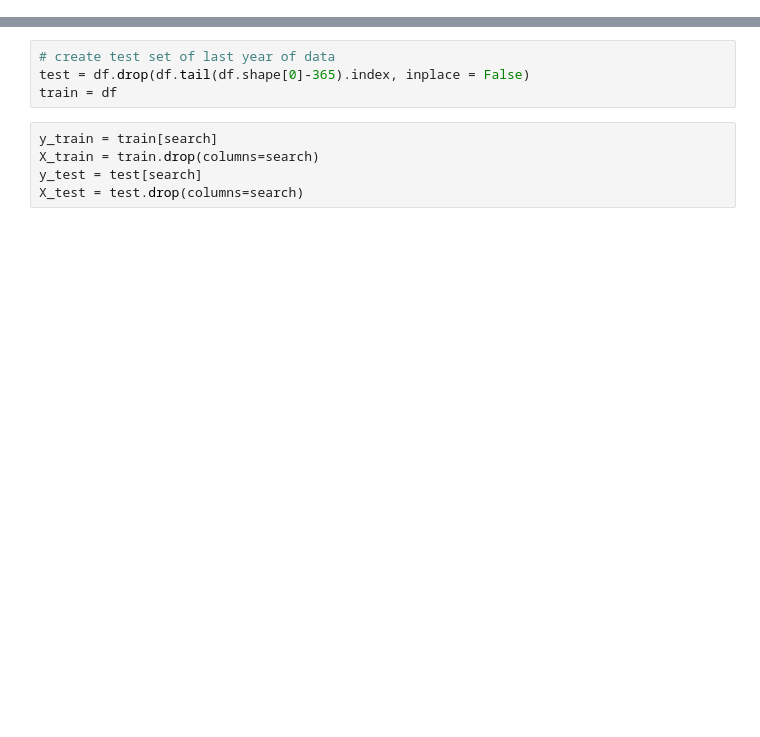
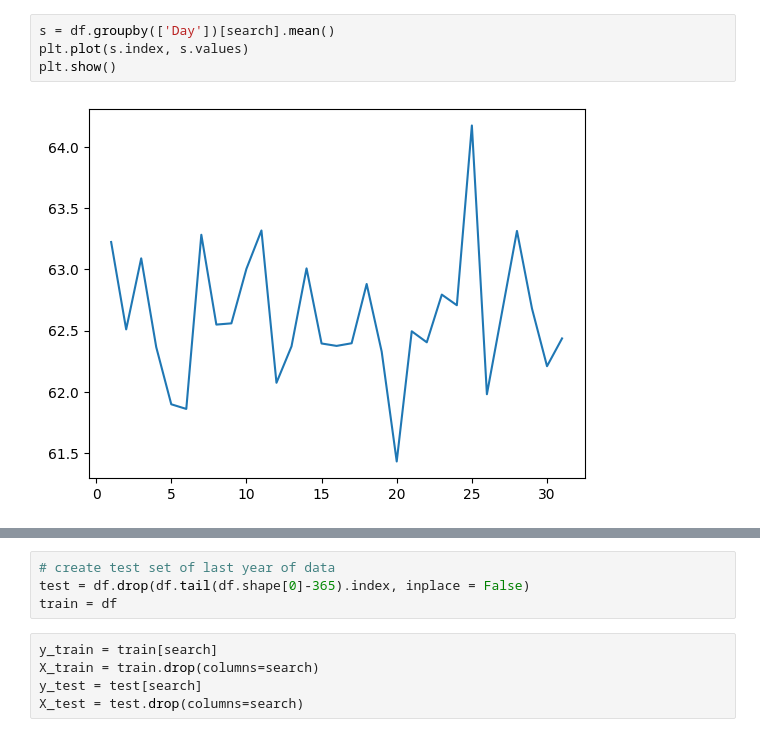
Before and after one commit to watrgoat/WTI-Crude-Prediction, a Jupyter notebook: predict_prices.ipynb, the cells around one changed output, grey strips where cells are left out. Cells and saved outputs as stored; diff of their text form; blank space fills up the shorter version.

```diff
--- a/predict_prices.ipynb
+++ b/predict_prices.ipynb
@@ -44,3 +80,9 @@ df = get_hist(ticker, period, interval, search)
+# %%
+s = df.groupby(['Day'])[search].mean()
+plt.plot(s.index, s.values)
+plt.show()
+# %% [output]
+[figure, added]
 # %%
 dataplot = sb.heatmap(df.corr())
 plt.show()
```
Also changed, not shown: parts of 19 cells of this notebook, 2 other files.
